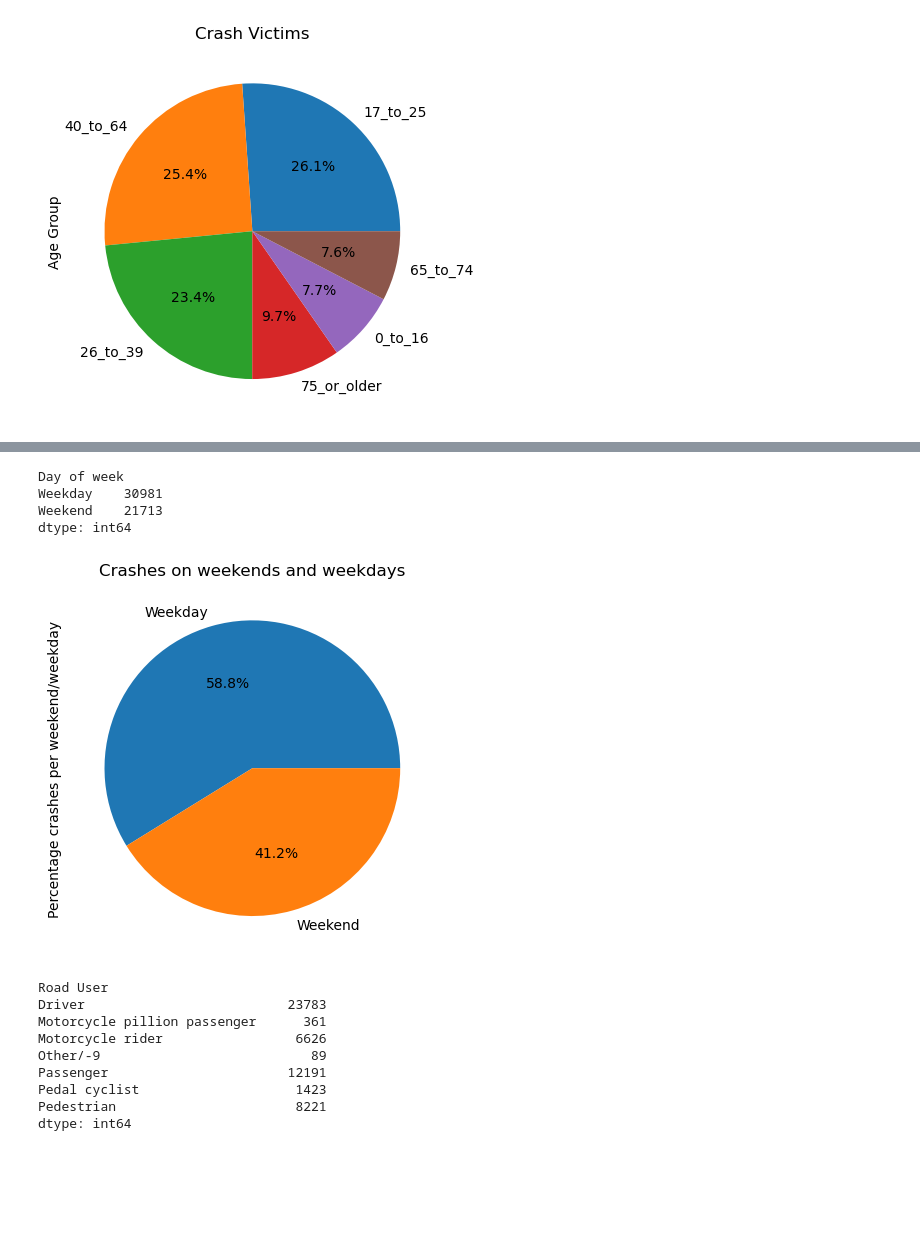
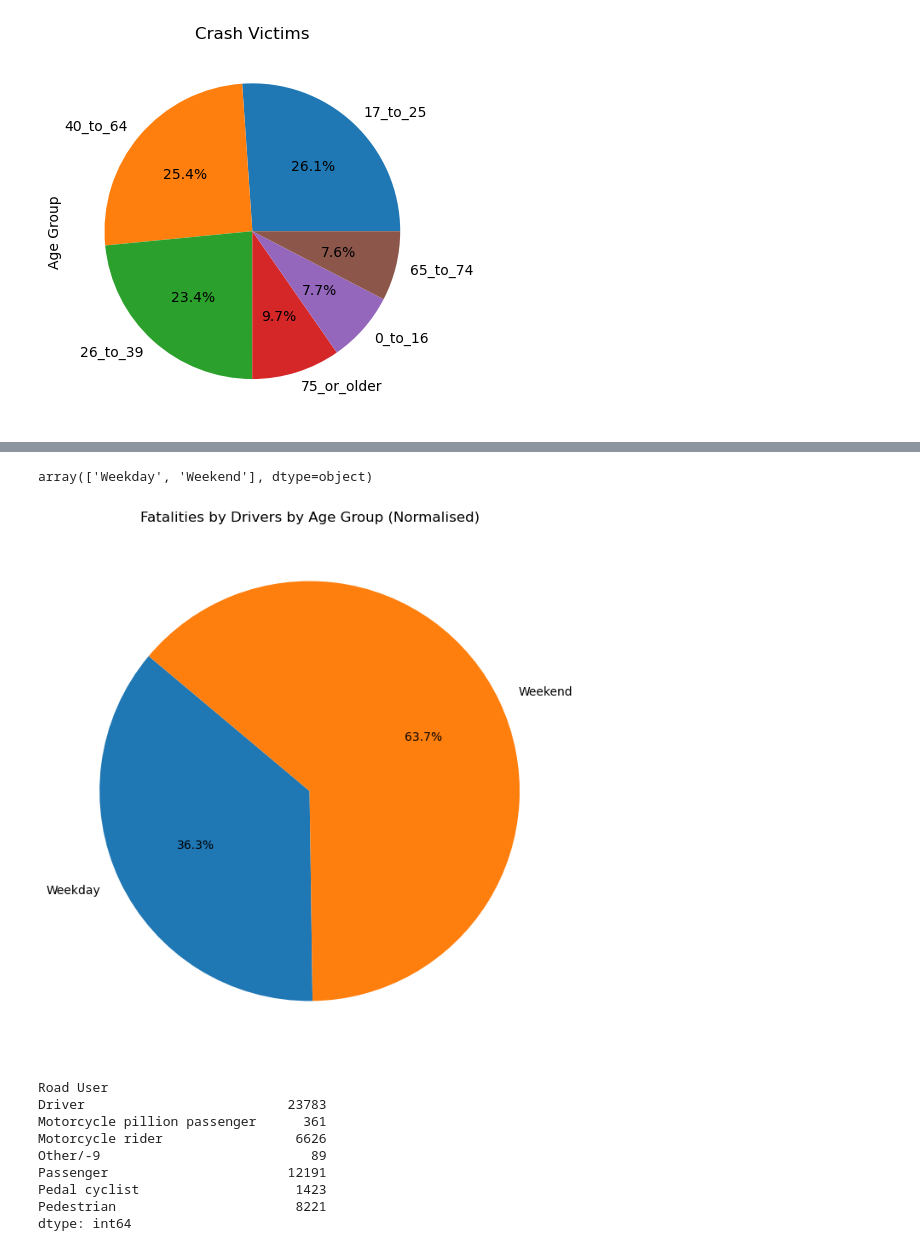
Before and after one commit to Kapedes/project-1-group-2, a Jupyter notebook: Project_1.ipynb, the cells around one changed output, grey strips where cells are left out. Drawn from its saved outputs; the diff is of its cells as text; code cells hidden in the pictures; blank space fills up the shorter version.

```diff
--- a/Project_1.ipynb
+++ b/Project_1.ipynb
@@ -228,21 +328,19 @@ plt.show()
 # %%
-Day_of_week = cleaned_crash_data_1_df.groupby(["Day of week"]).size()
-
-Day_of_week
+List_day_of_week = cleaned_crash_data_1_df['Day of week'].unique()
+List_day_of_week.sort()
+List_day_of_week
 # %% [output]
-Day of week
-Weekday    30981
-Weekend    21713
-dtype: int64
+array(['Weekday', 'Weekend'], dtype=object)
-# %%
-Week_plot = cleaned_crash_data_1_df["Day of week"].value_counts()
-
-Week_plot.plot(kind = "pie" , autopct="%1.1f%%")
-plt.ylabel('Percentage crashes per weekend/weekday')
-plt.title('Crashes on weekends and weekdays')
-plt.show()
-# %% [output]
-[figure, removed]
+# %%
+Revised_Day_of_week = pd.DataFrame(Revised_Day_of_week,index=List_day_of_week)
+
+# Create a pie chart
+plt.figure(figsize=(8, 8))
+plt.pie(Revised_Day_of_week['Fatalities'], labels=Revised_Day_of_week.index, autopct='%1.1f%%', startangle=140)
+plt.title('Fatalities by Drivers by Age Group (Normalised)')
+plt.show()
+# %% [output]
+[figure, added]
 # %%
 Road_user = cleaned_crash_data_1_df.groupby(["Road User"]).size()
 
```
Also changed, not shown: parts of 7 cells of this notebook, 1 other file.
